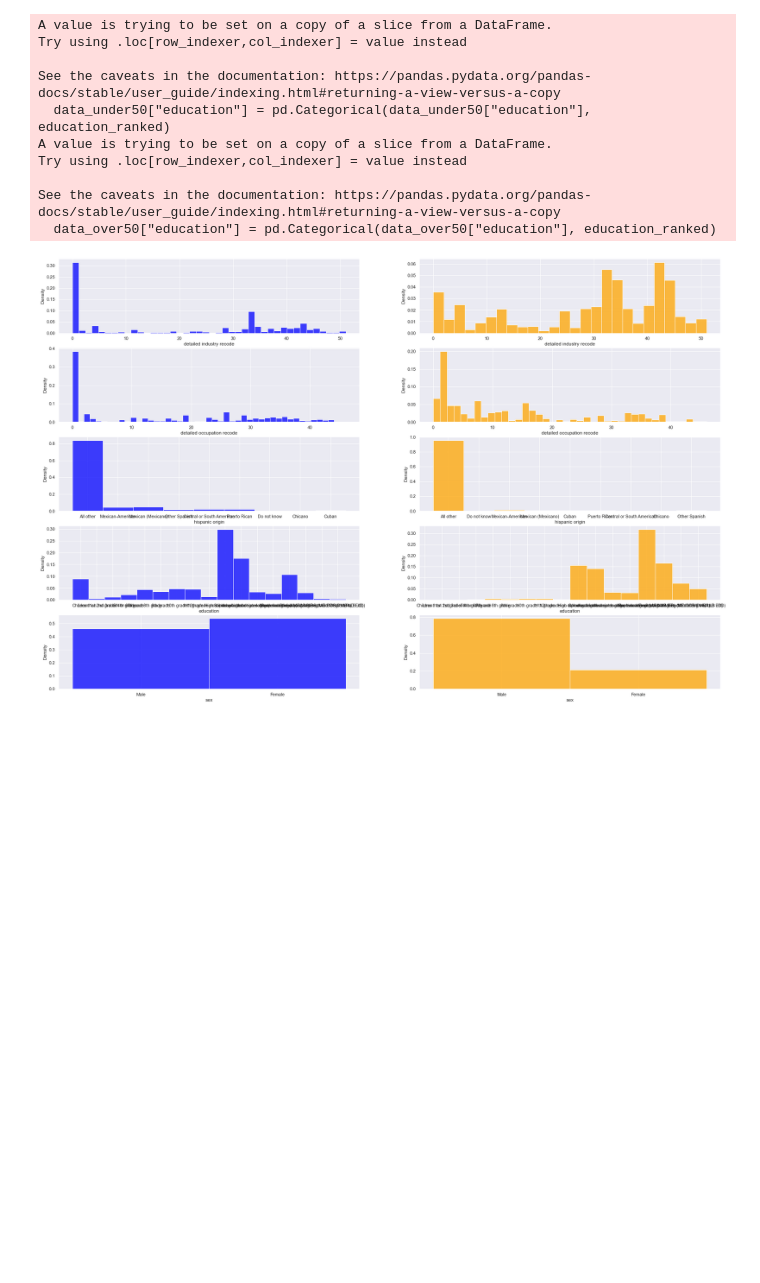
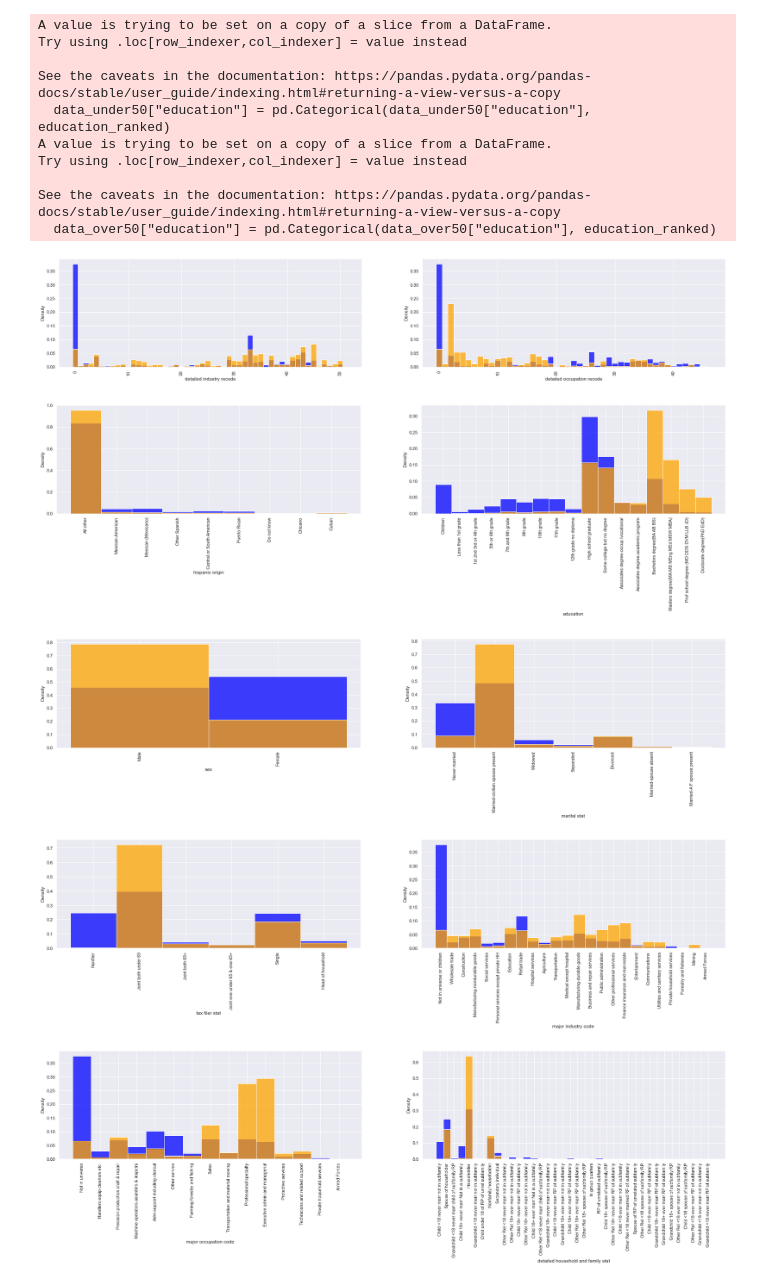
Before and after one commit to jboistard/dataiku_assessment, a Jupyter notebook: 1_EDA.ipynb, the cells around one changed output. Saved outputs shown, nothing was run; the diff lists cells and outputs as text; code cells hidden in the pictures; blank space fills up the shorter version.

```diff
--- a/1_EDA.ipynb
+++ b/1_EDA.ipynb
@@ -338,7 +337,0 @@ Note : we will exclude "num persons worked for employer" as it has been mapped t
-# %%
-features_to_compare = [col for col in num_cols if col != "num persons worked for employer"]
-
-fig, axs = plt.subplots(nrows=2, ncols=3, figsize=(30, 10))
-for i, col in enumerate(features_to_compare):
-    sns.histplot(data_under50, x=col, stat="density", kde=True, label="Under 50k", color="blue", ax=axs.flatten()[i])
-    sns.histplot(data_over50, x=col, stat="density", kde=True, label="Over 50k", color="orange", ax=axs.flatten()[i])
@@ -353,7 +337,0 @@ We can make the following observations :
-# %%
-fig, axs = plt.subplots(nrows=2, ncols=2, figsize=(20, 10))
-cmap = sns.diverging_palette(230, 20, as_cmap=True)
-for i, col in enumerate(["wage per hour", "capital gains", "capital losses", "dividends from stocks"]):
-    tab = pd.crosstab(data["total person income"], data[col].map(lambda val: "not zero" if val > 0 else "zero"))
-    tab = tab.apply(lambda row: row/row.sum(), axis=1)
-    sns.heatmap(tab, annot=True, ax=axs.flatten()[i], cmap=cmap, center=0)
@@ -367,0 +342,19 @@ Because of heavy class imbalance, we looked at the proportion of each of the two
+# %%
+for col in num_cols:
+    fig, ax = plt.subplots()
+
+    low_income = data_under50[col]
+    high_income = data_over50[col]
+
+    if col in ["wage per hour", "capital gains", "capital losses", "dividends from stocks"]:
+        low_income = low_income[low_income > 0]
+        high_income = high_income[high_income > 0]
+
+    if col == "dividends from stocks":
+        low_income = low_income[low_income <= 10000]
+        high_income = high_income[high_income <= 10000]
+
+    employer_workforce = (col == "num persons worked for employer")
+
+    sns.histplot(x=low_income, stat="density", kde=not employer_workforce, label="Under 50k", color="blue", ax=ax, discrete=employer_workforce)
+    sns.histplot(x=high_income, stat="density", kde=not employer_workforce, label="Over 50k", color="orange", ax=ax, discrete=employer_workforce)
@@ -446,9 +459,16 @@ Try using .loc[row_indexer,col_indexer] = value instead
 See the caveats in the documentation: https://pandas.pydata.org/pandas-docs/stable/user_guide/indexing.html#returning-a-view-versus-a-copy
   data_over50["education"] = pd.Categorical(data_over50["education"], education_ranked)
 # %%
-fig, axs = plt.subplots(nrows=5, ncols=2, figsize=(30,20))
-for i, col in enumerate(df_cat.sort_values("score", ascending=False)[:5].index):
-    sns.histplot(data=data_under50, x=col, stat="density", ax=axs.flatten()[2*i], color="blue")
-    sns.histplot(data=data_over50, x=col, stat="density", ax=axs.flatten()[2*i+1], color="orange")
+for i, col in enumerate(df_cat.sort_values("score", ascending=False)[:10].index):
+    if i%2 == 0:
+        fig, axs = plt.subplots(nrows=1, ncols=2, figsize=(30,5))
+    ax = axs[0 if i%2 == 0 else 1]
+    sns.histplot(data=data_under50, x=col, stat="density", ax=ax, color="blue", discrete=True)
+    sns.histplot(data=data_over50, x=col, stat="density", ax=ax, color="orange", discrete=True)
+    ax.tick_params(axis="x", labelrotation=90)
 # %% [output]
-[figure, old version]
+[figure, new version]
+[figure, added]
+[figure, added]
+[figure, added]
+[figure, added]
```
Also changed, not shown: parts of 22 cells of this notebook, 3 other files.
